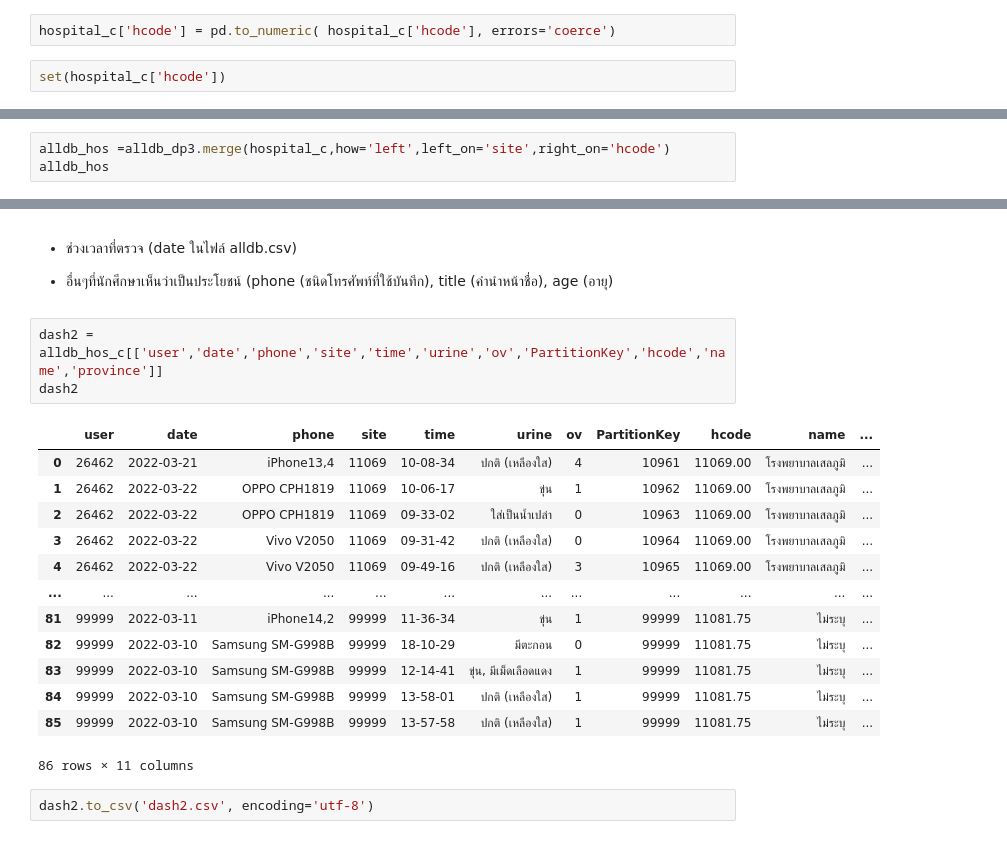
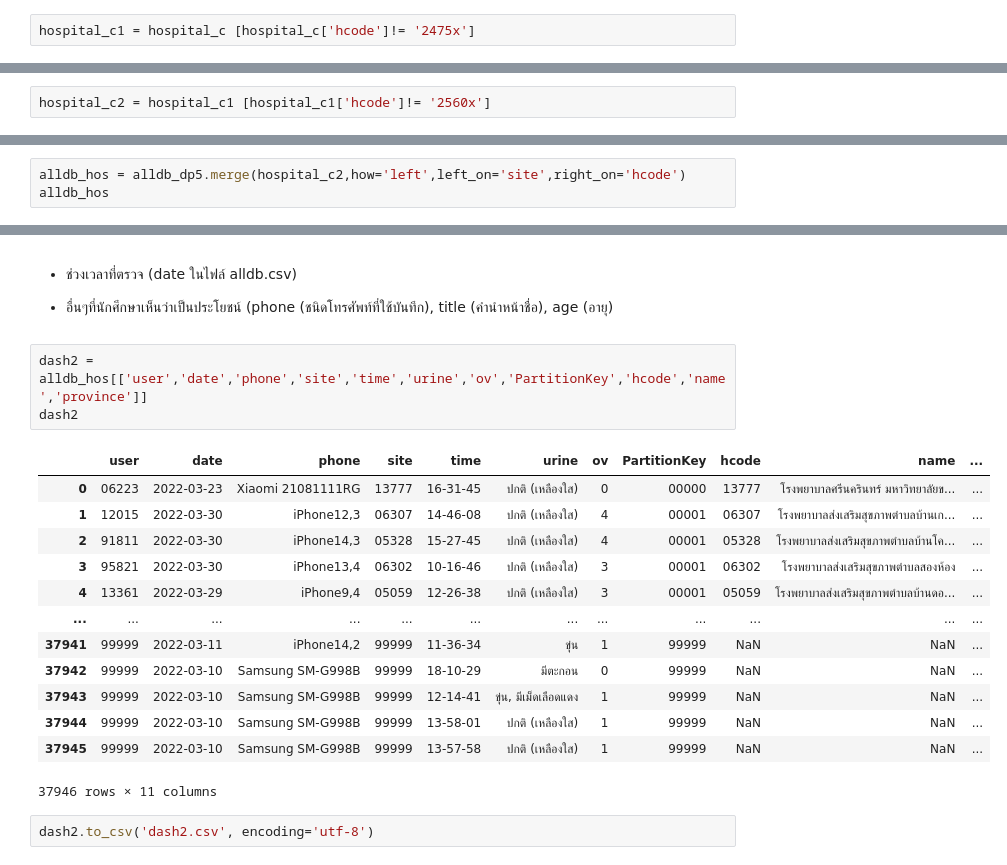
Before and after one commit to Octa-p/data_viz_2022, a Jupyter notebook: Final_Exam.ipynb, the cells around one changed output, grey strips where cells are left out. Saved outputs shown, nothing was run; the diff lists cells and outputs as text.

```diff
--- a/Final_Exam.ipynb
+++ b/Final_Exam.ipynb
@@ -517,7 +470,5 @@ short_english    False
 dtype: bool
 # %% [markdown]
 ## เปลี่ยน hcode ให้เป็น int
-# %%
-hospital_c['hcode'] = pd.to_numeric( hospital_c['hcode'], errors='coerce')
 # %%
-set(hospital_c['hcode'])
+hospital_c1 = hospital_c [hospital_c['hcode']!= '2475x']
@@ -546 +475,3 @@ hospital_c['hcode'] = hospital_c['hcode'].astype(int)
+# %%
+hospital_c2 = hospital_c1 [hospital_c1['hcode']!= '2560x']
 # %%
@@ -582,7 +513,7 @@ hospital_c
 # %% [markdown]
 # รวมข้อมูล alldb กับ hospital ทั้งสองตารางเข้าด้วยกัน
 # %%
-alldb_hos =alldb_dp3.merge(hospital_c,how='left',left_on='site',right_on='hcode')
+alldb_hos = alldb_dp5.merge(hospital_c2,how='left',left_on='site',right_on='hcode')
 alldb_hos
 # %% [output]
 |  | user | RowKey | date | phone | site | time | urine | ov | PartitionKey | hcode | ... |
@@ -947,22 +784,22 @@ ov_4
 
 *  อื่นๆที่นักศึกษาเห็นว่าเป็นประโยชน์ (phone (ชนิดโทรศัพท์ที่ใช้บันทึก), title (คำนำหน้าชื่อ), age (อายุ)
 # %%
-dash2 = alldb_hos_c[['user','date','phone','site','time','urine','ov','PartitionKey','hcode','name','province']]
+dash2 = alldb_hos[['user','date','phone','site','time','urine','ov','PartitionKey','hcode','name','province']]
 dash2
 # %% [output]
 |  | user | date | phone | site | time | urine | ov | PartitionKey | hcode | name | ... |
-| 0 | 26462 | 2022-03-21 | iPhone13,4 | 11069 | 10-08-34 | ปกติ (เหลืองใส) | 4 | 10961 | 11069.00 | โรงพยาบาลเสลภูมิ | ... |
-| 1 | 26462 | 2022-03-22 | OPPO CPH1819 | 11069 | 10-06-17 | ขุ่น | 1 | 10962 | 11069.00 | โรงพยาบาลเสลภูมิ | ... |
-| 2 | 26462 | 2022-03-22 | OPPO CPH1819 | 11069 | 09-33-02 | ใส่เป็นน้ำเปล่า | 0 | 10963 | 11069.00 | โรงพยาบาลเสลภูมิ | ... |
-| 3 | 26462 | 2022-03-22 | Vivo V2050 | 11069 | 09-31-42 | ปกติ (เหลืองใส) | 0 | 10964 | 11069.00 | โรงพยาบาลเสลภูมิ | ... |
-| 4 | 26462 | 2022-03-22 | Vivo V2050 | 11069 | 09-49-16 | ปกติ (เหลืองใส) | 3 | 10965 | 11069.00 | โรงพยาบาลเสลภูมิ | ... |
+| 0 | 06223 | 2022-03-23 | Xiaomi 21081111RG | 13777 | 16-31-45 | ปกติ (เหลืองใส) | 0 | 00000 | 13777 | โรงพยาบาลศรีนครินทร์ มหาวิทยาลัยข... | ... |
+| 1 | 12015 | 2022-03-30 | iPhone12,3 | 06307 | 14-46-08 | ปกติ (เหลืองใส) | 4 | 00001 | 06307 | โรงพยาบาลส่งเสริมสุขภาพตำบลบ้านเก... | ... |
+| 2 | 91811 | 2022-03-30 | iPhone14,3 | 05328 | 15-27-45 | ปกติ (เหลืองใส) | 4 | 00001 | 05328 | โรงพยาบาลส่งเสริมสุขภาพตำบลบ้านโค... | ... |
+| 3 | 95821 | 2022-03-30 | iPhone13,4 | 06302 | 10-16-46 | ปกติ (เหลืองใส) | 3 | 00001 | 06302 | โรงพยาบาลส่งเสริมสุขภาพตำบลสองห้อง | ... |
+| 4 | 13361 | 2022-03-29 | iPhone9,4 | 05059 | 12-26-38 | ปกติ (เหลืองใส) | 3 | 00001 | 05059 | โรงพยาบาลส่งเสริมสุขภาพตำบลบ้านดอ... | ... |
 | ... | ... | ... | ... | ... | ... | ... | ... | ... | ... | ... | ... |
-| 81 | 99999 | 2022-03-11 | iPhone14,2 | 99999 | 11-36-34 | ขุ่น | 1 | 99999 | 11081.75 | ไม่ระบุ | ... |
-| 82 | 99999 | 2022-03-10 | Samsung SM-G998B | 99999 | 18-10-29 | มีตะกอน | 0 | 99999 | 11081.75 | ไม่ระบุ | ... |
-| 83 | 99999 | 2022-03-10 | Samsung SM-G998B | 99999 | 12-14-41 | ขุ่น, มีเม็ดเลือดแดง | 1 | 99999 | 11081.75 | ไม่ระบุ | ... |
-| 84 | 99999 | 2022-03-10 | Samsung SM-G998B | 99999 | 13-58-01 | ปกติ (เหลืองใส) | 1 | 99999 | 11081.75 | ไม่ระบุ | ... |
-| 85 | 99999 | 2022-03-10 | Samsung SM-G998B | 99999 | 13-57-58 | ปกติ (เหลืองใส) | 1 | 99999 | 11081.75 | ไม่ระบุ | ... |
+| 37941 | 99999 | 2022-03-11 | iPhone14,2 | 99999 | 11-36-34 | ขุ่น | 1 | 99999 | NaN | NaN | ... |
+| 37942 | 99999 | 2022-03-10 | Samsung SM-G998B | 99999 | 18-10-29 | มีตะกอน | 0 | 99999 | NaN | NaN | ... |
+| 37943 | 99999 | 2022-03-10 | Samsung SM-G998B | 99999 | 12-14-41 | ขุ่น, มีเม็ดเลือดแดง | 1 | 99999 | NaN | NaN | ... |
+| 37944 | 99999 | 2022-03-10 | Samsung SM-G998B | 99999 | 13-58-01 | ปกติ (เหลืองใส) | 1 | 99999 | NaN | NaN | ... |
+| 37945 | 99999 | 2022-03-10 | Samsung SM-G998B | 99999 | 13-57-58 | ปกติ (เหลืองใส) | 1 | 99999 | NaN | NaN | ... |
-86 rows × 11 columns
+37946 rows × 11 columns
 # %%
 dash2.to_csv('dash2.csv', encoding='utf-8')
 # %% [markdown]
```
Also changed, not shown: parts of 96 cells of this notebook.
